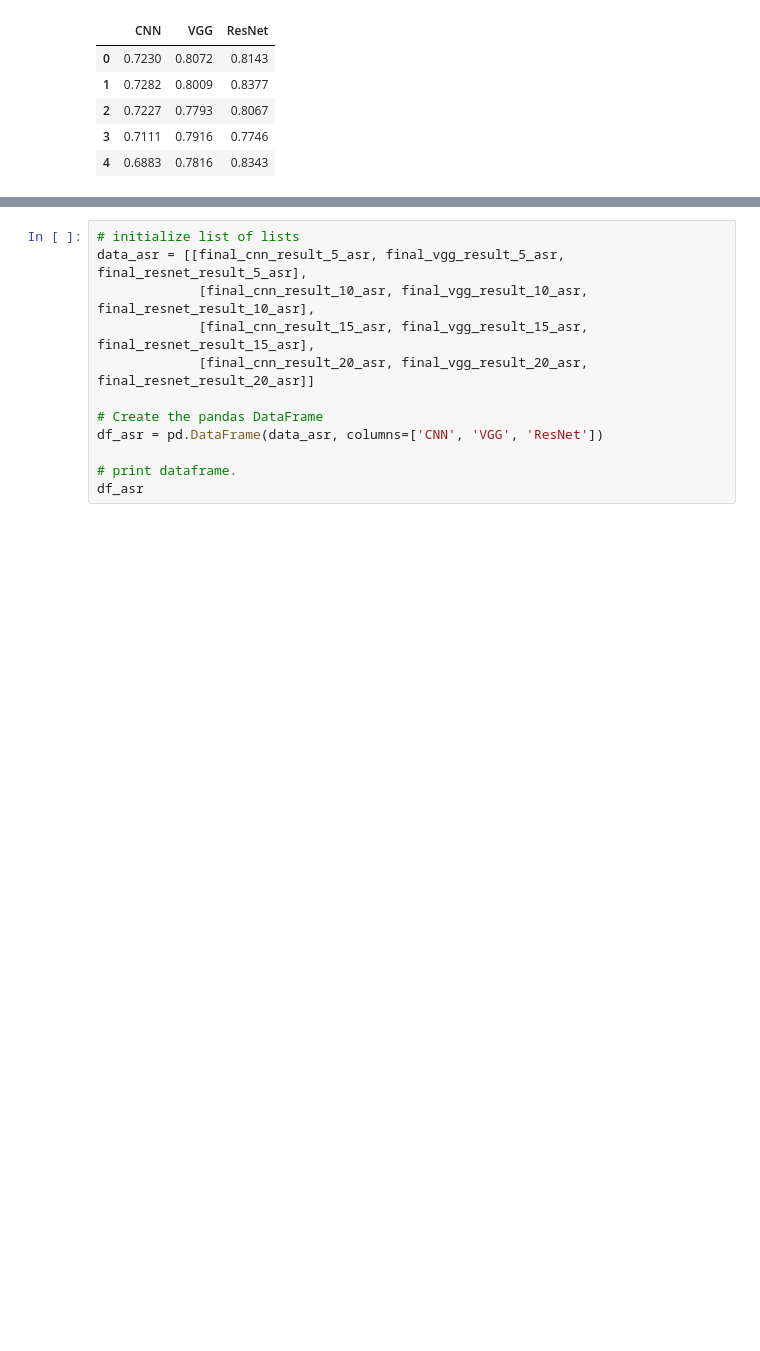
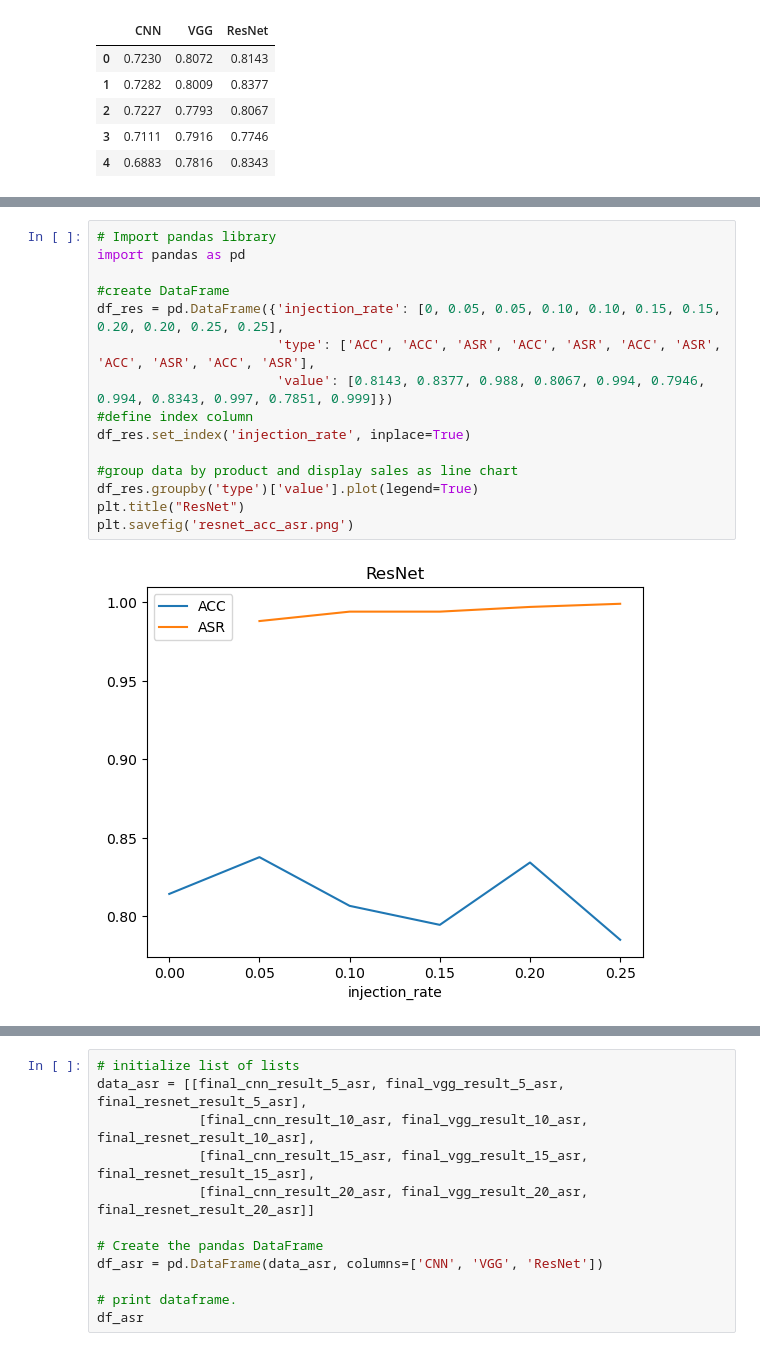
Before and after one commit to khrisyu9/BackdoorDefenseDA, a Jupyter notebook: cifar10_backdoor_patch2.ipynb, the cells around one changed output, grey strips where cells are left out. Cells and saved outputs as stored; diff of their text form; blank space fills up the shorter version.

```diff
--- a/cifar10_backdoor_patch2.ipynb
+++ b/cifar10_backdoor_patch2.ipynb
@@ -1539,0 +1614,17 @@ df_acc
+# %%
+# Import pandas library
+import pandas as pd
+
+#create DataFrame
+df_res = pd.DataFrame({'injection_rate': [0, 0.05, 0.05, 0.10, 0.10, 0.15, 0.15, 0.20, 0.20, 0.25, 0.25],
+                       'type': ['ACC', 'ACC', 'ASR', 'ACC', 'ASR', 'ACC', 'ASR', 'ACC', 'ASR', 'ACC', 'ASR'],
+                       'value': [0.8143, 0.8377, 0.988, 0.8067, 0.994, 0.7946, 0.994, 0.8343, 0.997, 0.7851, 0.999]})
+#define index column
+df_res.set_index('injection_rate', inplace=True)
+
+#group data by product and display sales as line chart
+df_res.groupby('type')['value'].plot(legend=True)
+plt.title("ResNet")
+plt.savefig('resnet_acc_asr.png')
+# %% [output]
+[figure, added]
```
Also changed, not shown: parts of 12 cells of this notebook, 20 other files.
